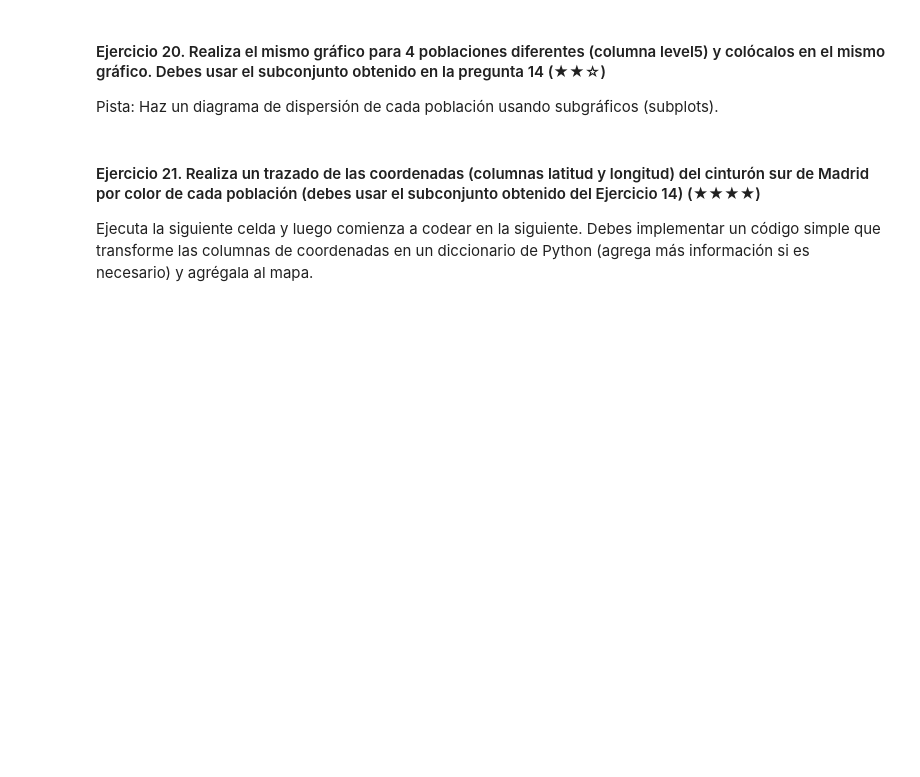
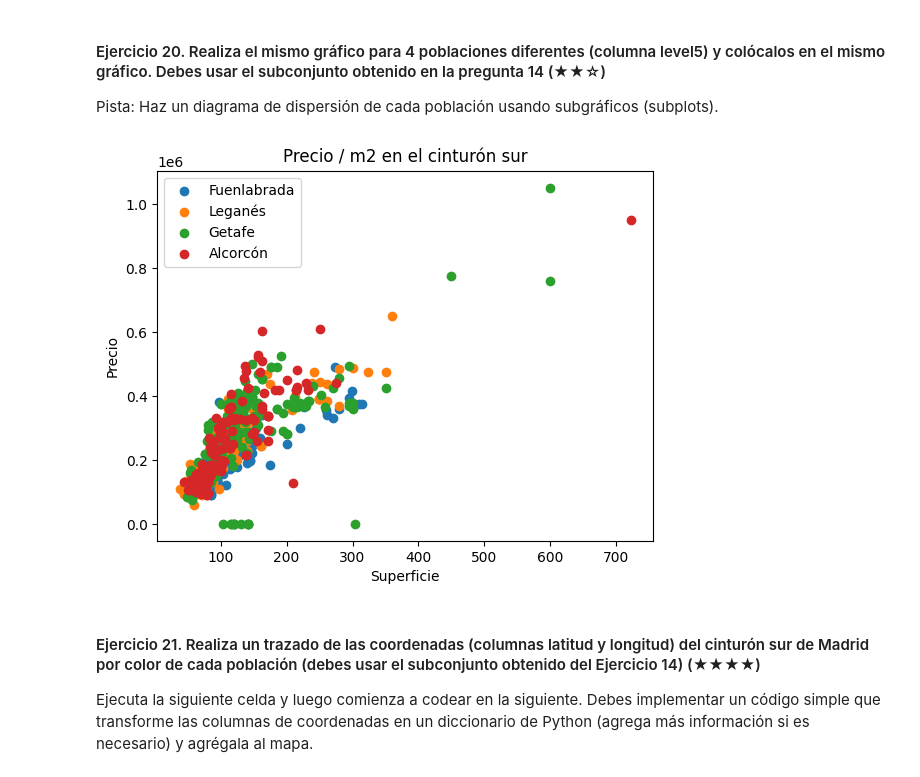
Before and after one commit to BaronRouge-sudo/realestate-datacleanup-exercise, a Jupyter notebook: project.es.ipynb, the cells around one changed output. Drawn from its saved outputs; the diff is of its cells as text; code cells hidden in the pictures; blank space fills up the shorter version.

```diff
--- a/project.es.ipynb
+++ b/project.es.ipynb
@@ -328,7 +343,30 @@ Pista: Crea una nueva columna llamada `pps` (price per square en inglés) y lueg
 #### Ejercicio 20. Realiza el mismo gráfico para 4 poblaciones diferentes (columna level5) y colócalos en el mismo gráfico. Debes usar el subconjunto obtenido en la pregunta 14 (★★☆)
 Pista: Haz un diagrama de dispersión de cada población usando subgráficos (subplots).
 # %%
-# TODO
+import matplotlib.pyplot as plt
+
+y1 = ds_Cinturon_Sur.loc[ds_Cinturon_Sur["level5"] == "Fuenlabrada"]["price"]
+y2 = ds_Cinturon_Sur.loc[ds_Cinturon_Sur["level5"] == "Leganés"]["price"]
+y3 = ds_Cinturon_Sur.loc[ds_Cinturon_Sur["level5"] == "Getafe"]["price"]
+y4 = ds_Cinturon_Sur.loc[ds_Cinturon_Sur["level5"] == "Alcorcón"]["price"]
+
+X1 = ds_Cinturon_Sur.loc[ds_Cinturon_Sur["level5"] == "Fuenlabrada"]["surface"]
+X2 = ds_Cinturon_Sur.loc[ds_Cinturon_Sur["level5"] == "Leganés"]["surface"]
+X3 = ds_Cinturon_Sur.loc[ds_Cinturon_Sur["level5"] == "Getafe"]["surface"]
+X4 = ds_Cinturon_Sur.loc[ds_Cinturon_Sur["level5"] == "Alcorcón"]["surface"]
+
+plt.figure()
+plt.scatter(X1, y1, label="Fuenlabrada")
+plt.scatter(X2, y2, label="Leganés")
+plt.scatter(X3, y3, label="Getafe")
+plt.scatter(X4, y4, label="Alcorcón")
+plt.xlabel("Superficie")
+plt.ylabel("Precio")
+plt.legend()
+plt.title("Precio / m2 en el cinturón sur")
+plt.show()
+# %% [output]
+[figure, added]
 # %% [markdown]
 #### Ejercicio 21. Realiza un trazado de las coordenadas (columnas latitud y longitud) del cinturón sur de Madrid por color de cada población (debes usar el subconjunto obtenido del Ejercicio 14) (★★★★)
 
```
Also changed, not shown: parts of 8 cells of this notebook.
